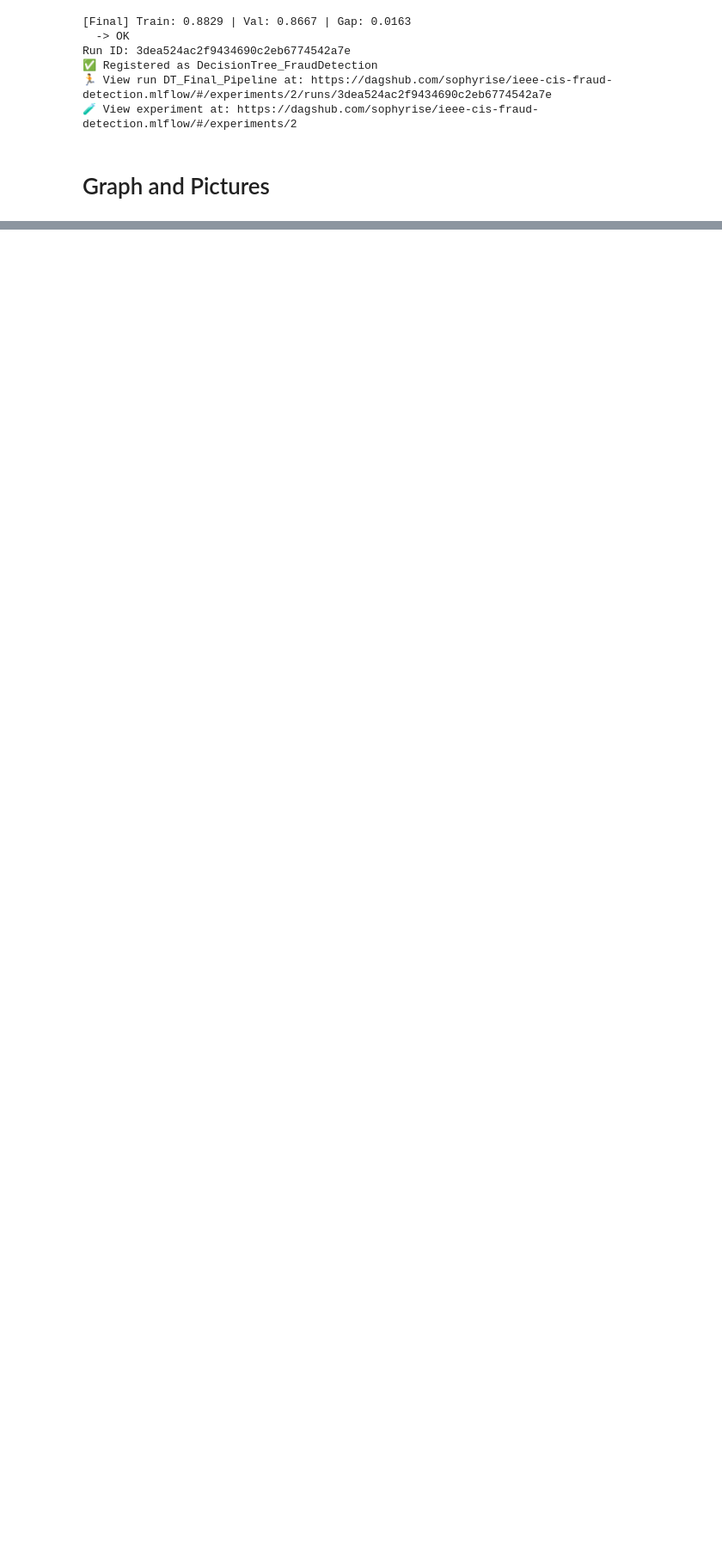
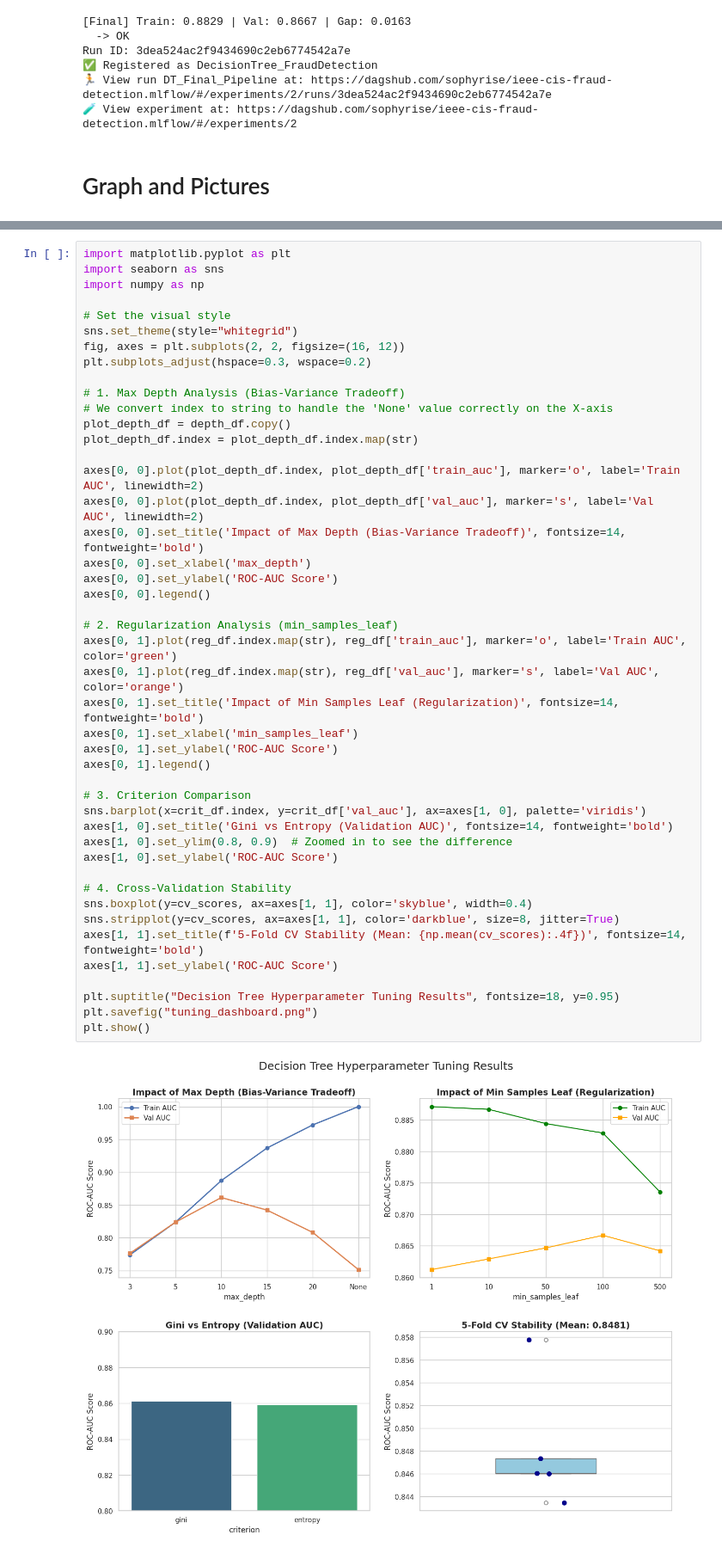
Before and after one commit to sophyrise/ieee-cis-fraud-detection, a Jupyter notebook: decision-trees.ipynb, the cells around one changed output, grey strips where cells are left out. Shown at 86% size. Saved outputs shown, nothing was run; the diff lists cells and outputs as text; blank space fills up the shorter version.

Commit message:
Kaggle Notebook | decision-trees | v4

```diff
--- a/decision-trees.ipynb
+++ b/decision-trees.ipynb
@@ -621,0 +578,47 @@ print("Saved and logged to MLflow")
+# %%
+import matplotlib.pyplot as plt
+import seaborn as sns
+import numpy as np
+
+# Set the visual style
+sns.set_theme(style="whitegrid")
+fig, axes = plt.subplots(2, 2, figsize=(16, 12))
+plt.subplots_adjust(hspace=0.3, wspace=0.2)
+
+# 1. Max Depth Analysis (Bias-Variance Tradeoff)
+# We convert index to string to handle the 'None' value correctly on the X-axis
+plot_depth_df = depth_df.copy()
+plot_depth_df.index = plot_depth_df.index.map(str)
+
+axes[0, 0].plot(plot_depth_df.index, plot_depth_df['train_auc'], marker='o', label='Train AUC', linewidth=2)
+axes[0, 0].plot(plot_depth_df.index, plot_depth_df['val_auc'], marker='s', label='Val AUC', linewidth=2)
+axes[0, 0].set_title('Impact of Max Depth (Bias-Variance Tradeoff)', fontsize=14, fontweight='bold')
+axes[0, 0].set_xlabel('max_depth')
+axes[0, 0].set_ylabel('ROC-AUC Score')
+axes[0, 0].legend()
+
+# 2. Regularization Analysis (min_samples_leaf)
+axes[0, 1].plot(reg_df.index.map(str), reg_df['train_auc'], marker='o', label='Train AUC', color='green')
+axes[0, 1].plot(reg_df.index.map(str), reg_df['val_auc'], marker='s', label='Val AUC', color='orange')
+axes[0, 1].set_title('Impact of Min Samples Leaf (Regularization)', fontsize=14, fontweight='bold')
+axes[0, 1].set_xlabel('min_samples_leaf')
+axes[0, 1].set_ylabel('ROC-AUC Score')
+axes[0, 1].legend()
+
+# 3. Criterion Comparison
+sns.barplot(x=crit_df.index, y=crit_df['val_auc'], ax=axes[1, 0], palette='viridis')
+axes[1, 0].set_title('Gini vs Entropy (Validation AUC)', fontsize=14, fontweight='bold')
+axes[1, 0].set_ylim(0.8, 0.9)  # Zoomed in to see the difference
+axes[1, 0].set_ylabel('ROC-AUC Score')
+
+# 4. Cross-Validation Stability
+sns.boxplot(y=cv_scores, ax=axes[1, 1], color='skyblue', width=0.4)
+sns.stripplot(y=cv_scores, ax=axes[1, 1], color='darkblue', size=8, jitter=True)
+axes[1, 1].set_title(f'5-Fold CV Stability (Mean: {np.mean(cv_scores):.4f})', fontsize=14, fontweight='bold')
+axes[1, 1].set_ylabel('ROC-AUC Score')
+
+plt.suptitle("Decision Tree Hyperparameter Tuning Results", fontsize=18, y=0.95)
+plt.savefig("tuning_dashboard.png")
+plt.show()
+# %% [output]
+[figure, added]
```
Also changed, not shown: parts of 1 cell of this notebook.
